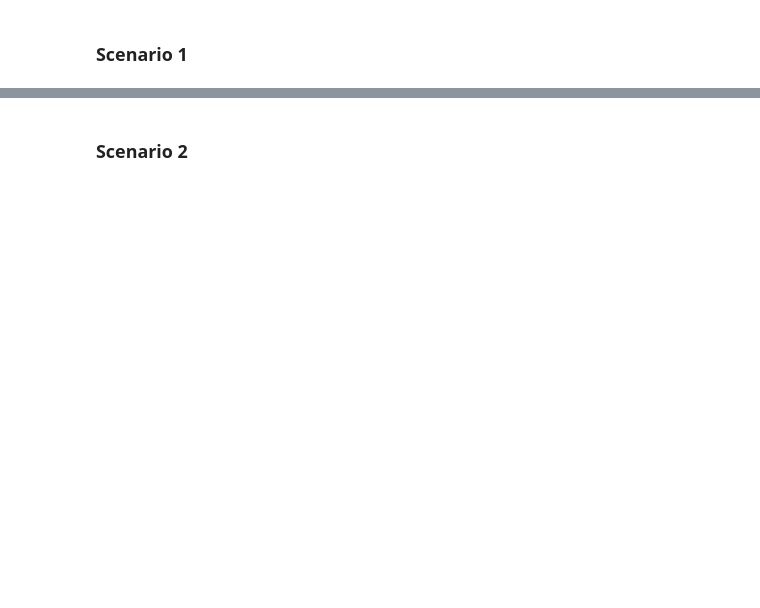
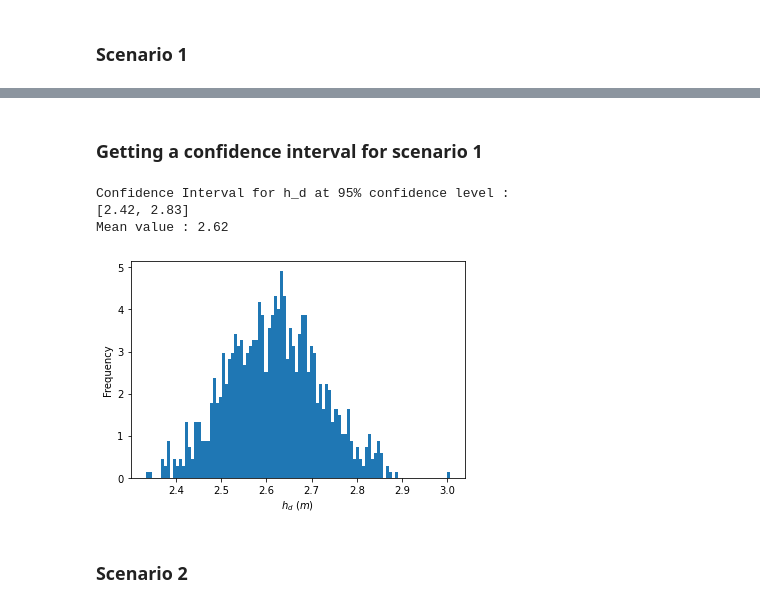
Before and after one commit to Stbn-antier/ST4-EI-EDF, a Jupyter notebook: Part2_Hydraulic_model.ipynb, the cells around one changed output, grey strips where cells are left out. Drawn from its saved outputs; the diff is of its cells as text; code cells hidden in the pictures; blank space fills up the shorter version.

```diff
--- a/Part2_Hydraulic_model.ipynb
+++ b/Part2_Hydraulic_model.ipynb
@@ -346,3 +341,30 @@ Maximum height :  16.041347849554484
+# %% [markdown]
+### Getting a confidence interval for scenario 1
+# %%
+# We do N_iter simulations and keep the quantile of interest
+N_iter = 1000
+dike_heights = np.zeros(N_iter)
+
+for i in range(N_iter):
+    H_vec, S = simulation_correlated(vec_size, scenar=scenario1)
+    q999 = np.quantile(S, 0.999)
+
+    dike_heights[i] = q999
+# %%
+print("Confidence Interval for h_d at 95% confidence level :")
+print("[{a:.2f}, {b:.2f}]".format(a=np.quantile(dike_heights, 0.025), b=np.quantile(dike_heights, 0.975)))
+print("Mean value : {a:.2f}".format(a=np.mean(dike_heights)))
+
+plt.figure()
+plt.hist(dike_heights, binsize, density=True)
+plt.xlabel(r"$h_d$ ($m$)")
+plt.ylabel("Frequency")
+plt.show()
+# %% [output]
+Confidence Interval for h_d at 95% confidence level :
+[2.42, 2.83]
+Mean value : 2.62
+[figure, added]
 # %% [markdown]
 ### Scenario 2
 # %%
```
Also changed, not shown: parts of 14 cells of this notebook.
